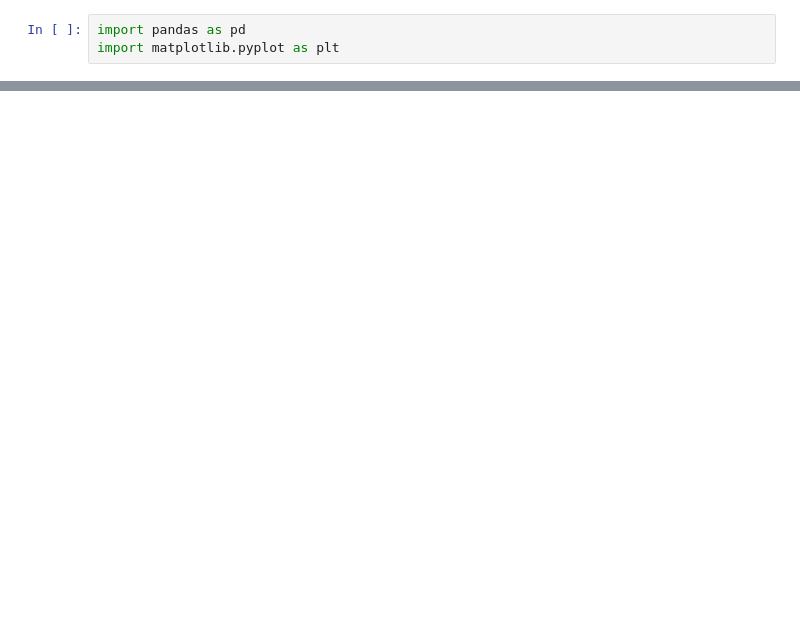
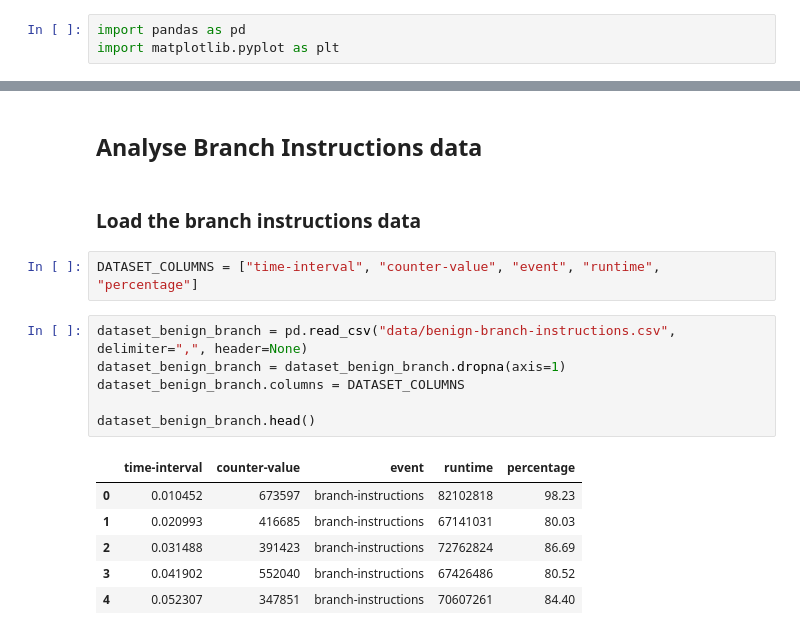
Before and after one commit to olihofmann/cas-aml, a Jupyter notebook: crypto-ransomware-detection/data-exploration.ipynb, the cells around one changed output, grey strips where cells are left out. Saved outputs shown, nothing was run; the diff lists cells and outputs as text; blank space fills up the shorter version.

Commit message:
New experiment with perf data

```diff
--- a/crypto-ransomware-detection/data-exploration.ipynb
+++ b/crypto-ransomware-detection/data-exploration.ipynb
@@ -429,0 +4,19 @@ for column_name in CYCLE_COLUMNS:
+# %% [markdown]
+## Analyse Branch Instructions data
+# %% [markdown]
+### Load the branch instructions data
+# %%
+DATASET_COLUMNS = ["time-interval", "counter-value", "event", "runtime", "percentage"]
+# %%
+dataset_benign_branch = pd.read_csv("data/benign-branch-instructions.csv", delimiter=",", header=None)
+dataset_benign_branch = dataset_benign_branch.dropna(axis=1)
+dataset_benign_branch.columns = DATASET_COLUMNS
+
+dataset_benign_branch.head()
+# %% [output]
+|  | time-interval | counter-value | event | runtime | percentage |
+| 0 | 0.010452 | 673597 | branch-instructions | 82102818 | 98.23 |
+| 1 | 0.020993 | 416685 | branch-instructions | 67141031 | 80.03 |
+| 2 | 0.031488 | 391423 | branch-instructions | 72762824 | 86.69 |
+| 3 | 0.041902 | 552040 | branch-instructions | 67426486 | 80.52 |
+| 4 | 0.052307 | 347851 | branch-instructions | 70607261 | 84.40 |
```
Also changed, not shown: parts of 42 cells of this notebook, 5 other files.
